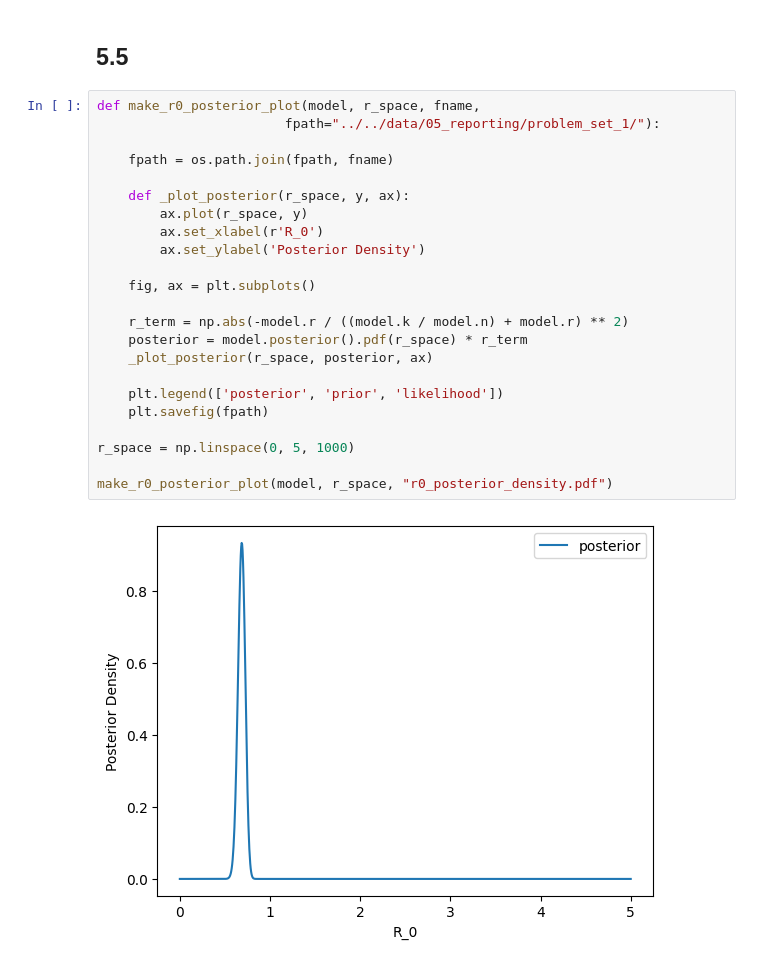
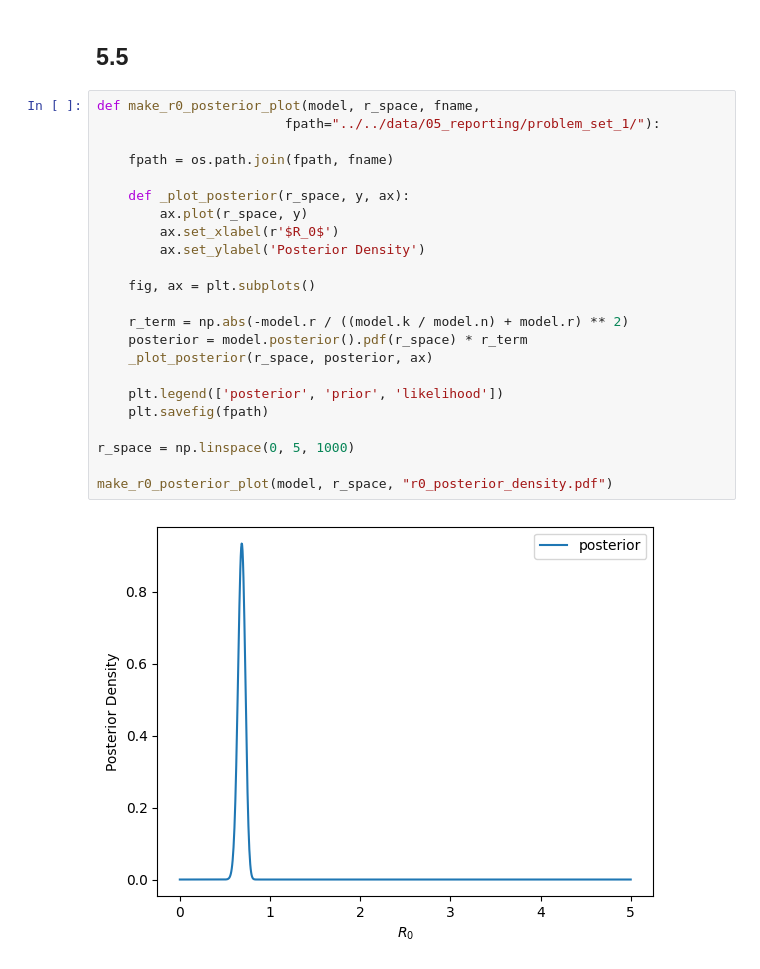
Before and after one commit to ajbarrows/uvmbayes, a Jupyter notebook: notebooks/problem_sets/20240912-problem_set_1_AJB.ipynb, the cells around one changed output. Saved outputs shown, nothing was run; the diff lists cells and outputs as text.

```diff
--- a/notebooks/problem_sets/20240912-problem_set_1_AJB.ipynb
+++ b/notebooks/problem_sets/20240912-problem_set_1_AJB.ipynb
@@ -276,25 +292,25 @@ dict_to_table(new_summary, fname="new_bnb_posterior_summary.tex")
 # %%
 def make_r0_posterior_plot(model, r_space, fname,
                         fpath="../../data/05_reporting/problem_set_1/"):
 
     fpath = os.path.join(fpath, fname)
 
     def _plot_posterior(r_space, y, ax):
         ax.plot(r_space, y)
-        ax.set_xlabel(r'R_0')
+        ax.set_xlabel(r'$R_0$')
         ax.set_ylabel('Posterior Density')
 
     fig, ax = plt.subplots()
 
     r_term = np.abs(-model.r / ((model.k / model.n) + model.r) ** 2)
     posterior = model.posterior().pdf(r_space) * r_term
     _plot_posterior(r_space, posterior, ax)
 
     plt.legend(['posterior', 'prior', 'likelihood'])
     plt.savefig(fpath)
 
 r_space = np.linspace(0, 5, 1000)
 
 make_r0_posterior_plot(model, r_space, "r0_posterior_density.pdf")
 # %% [output]
-[figure, old version]
+[figure, new version]
```
Also changed, not shown: parts of 1 cell of this notebook.
